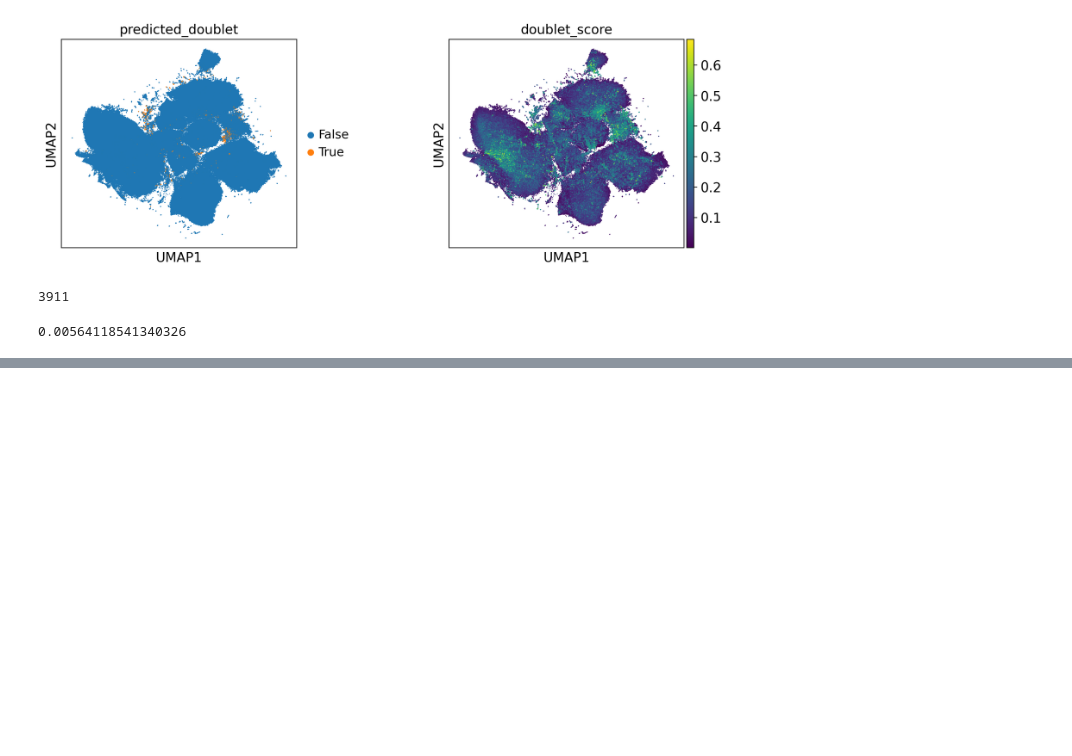
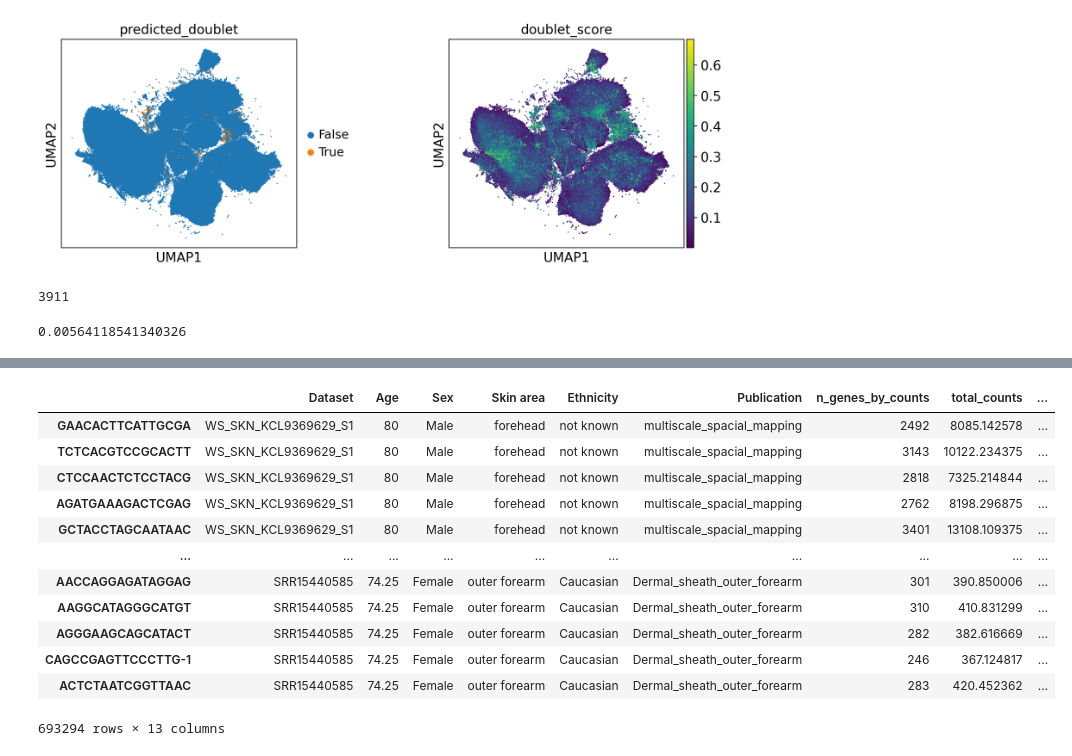
Before and after one commit to Kushgulati09/RNAseq-analysis_IGFL, a Jupyter notebook: scripts/Scrublet_check.ipynb, the cells around one changed output, grey strips where cells are left out. Cells and saved outputs as stored; diff of their text form; code cells hidden in the pictures; blank space fills up the shorter version.

```diff
--- a/scripts/Scrublet_check.ipynb
+++ b/scripts/Scrublet_check.ipynb
@@ -79,0 +125,16 @@ sc.pp.scrublet(adata_pub, batch_key="Publication")
+# %%
+adata3.obs
+# %% [output]
+|  | Dataset | Age | Sex | Skin area | Ethnicity | Publication | n_genes_by_counts | total_counts | ... |
+| GAACACTTCATTGCGA | WS_SKN_KCL9369629_S1 | 80 | Male | forehead | not known | multiscale_spacial_mapping | 2492 | 8085.142578 | ... |
+| TCTCACGTCCGCACTT | WS_SKN_KCL9369629_S1 | 80 | Male | forehead | not known | multiscale_spacial_mapping | 3143 | 10122.234375 | ... |
+| CTCCAACTCTCCTACG | WS_SKN_KCL9369629_S1 | 80 | Male | forehead | not known | multiscale_spacial_mapping | 2818 | 7325.214844 | ... |
+| AGATGAAAGACTCGAG | WS_SKN_KCL9369629_S1 | 80 | Male | forehead | not known | multiscale_spacial_mapping | 2762 | 8198.296875 | ... |
+| GCTACCTAGCAATAAC | WS_SKN_KCL9369629_S1 | 80 | Male | forehead | not known | multiscale_spacial_mapping | 3401 | 13108.109375 | ... |
+| ... | ... | ... | ... | ... | ... | ... | ... | ... | ... |
+| AACCAGGAGATAGGAG | SRR15440585 | 74.25 | Female | outer forearm | Caucasian | Dermal_sheath_outer_forearm | 301 | 390.850006 | ... |
+| AAGGCATAGGGCATGT | SRR15440585 | 74.25 | Female | outer forearm | Caucasian | Dermal_sheath_outer_forearm | 310 | 410.831299 | ... |
+| AGGGAAGCAGCATACT | SRR15440585 | 74.25 | Female | outer forearm | Caucasian | Dermal_sheath_outer_forearm | 282 | 382.616669 | ... |
+| CAGCCGAGTTCCCTTG-1 | SRR15440585 | 74.25 | Female | outer forearm | Caucasian | Dermal_sheath_outer_forearm | 246 | 367.124817 | ... |
+| ACTCTAATCGGTTAAC | SRR15440585 | 74.25 | Female | outer forearm | Caucasian | Dermal_sheath_outer_forearm | 283 | 420.452362 | ... |
+693294 rows × 13 columns
```
Also changed, not shown: parts of 12 cells of this notebook.
